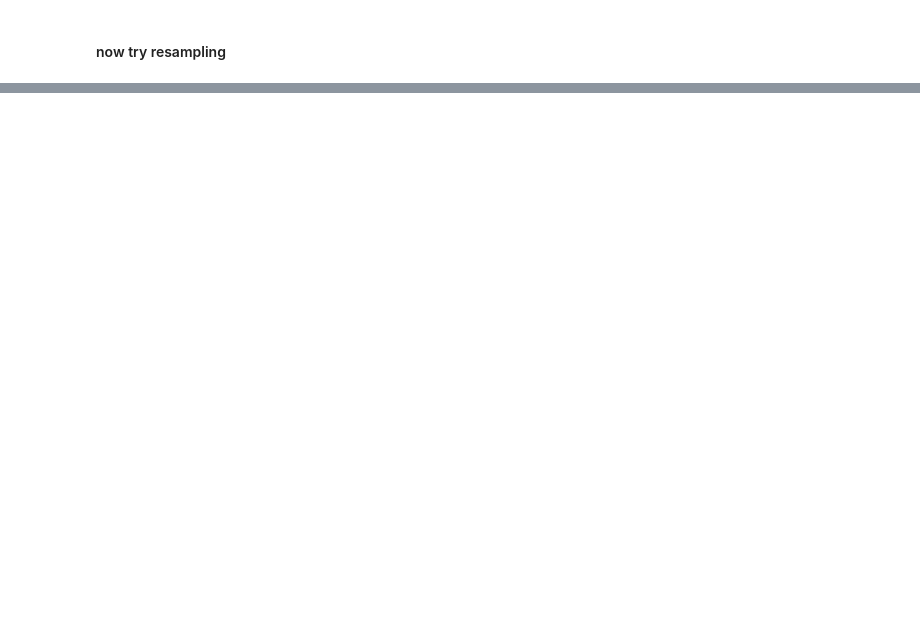
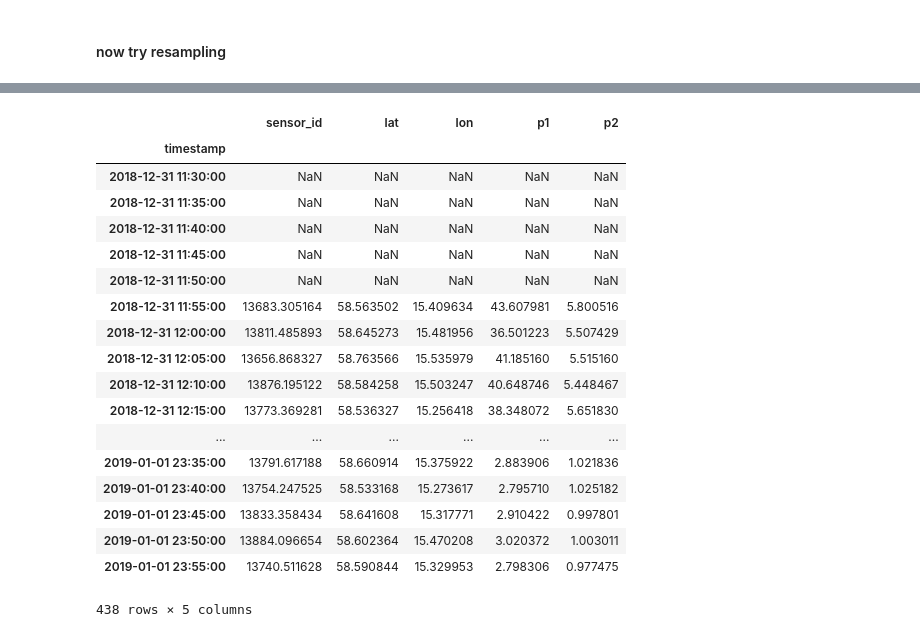
Before and after one commit to miskaknapek/dustmin_to_csv__various_code, a Jupyter notebook: luftdaten_dust_min_to_tabular_data__SCRATCHPAD_02-Copy1.ipynb, the cells around one changed output, grey strips where cells are left out. Saved outputs shown, nothing was run; the diff lists cells and outputs as text; code cells hidden in the pictures; blank space fills up the shorter version.

```diff
--- a/luftdaten_dust_min_to_tabular_data__SCRATCHPAD_02-Copy1.ipynb
+++ b/luftdaten_dust_min_to_tabular_data__SCRATCHPAD_02-Copy1.ipynb
@@ -574,0 +645,22 @@ in_data__resampled[:50]
+# %%
+in_data__resampled
+# %% [output]
+|  | sensor_id | lat | lon | p1 | p2 |
+| timestamp |  |  |  |  |  |
+| 2018-12-31 11:30:00 | NaN | NaN | NaN | NaN | NaN |
+| 2018-12-31 11:35:00 | NaN | NaN | NaN | NaN | NaN |
+| 2018-12-31 11:40:00 | NaN | NaN | NaN | NaN | NaN |
+| 2018-12-31 11:45:00 | NaN | NaN | NaN | NaN | NaN |
+| 2018-12-31 11:50:00 | NaN | NaN | NaN | NaN | NaN |
+| 2018-12-31 11:55:00 | 13683.305164 | 58.563502 | 15.409634 | 43.607981 | 5.800516 |
+| 2018-12-31 12:00:00 | 13811.485893 | 58.645273 | 15.481956 | 36.501223 | 5.507429 |
+| 2018-12-31 12:05:00 | 13656.868327 | 58.763566 | 15.535979 | 41.185160 | 5.515160 |
+| 2018-12-31 12:10:00 | 13876.195122 | 58.584258 | 15.503247 | 40.648746 | 5.448467 |
+| 2018-12-31 12:15:00 | 13773.369281 | 58.536327 | 15.256418 | 38.348072 | 5.651830 |
+| ... | ... | ... | ... | ... | ... |
+| 2019-01-01 23:35:00 | 13791.617188 | 58.660914 | 15.375922 | 2.883906 | 1.021836 |
+| 2019-01-01 23:40:00 | 13754.247525 | 58.533168 | 15.273617 | 2.795710 | 1.025182 |
+| 2019-01-01 23:45:00 | 13833.358434 | 58.641608 | 15.317771 | 2.910422 | 0.997801 |
+| 2019-01-01 23:50:00 | 13884.096654 | 58.602364 | 15.470208 | 3.020372 | 1.003011 |
+| 2019-01-01 23:55:00 | 13740.511628 | 58.590844 | 15.329953 | 2.798306 | 0.977475 |
+438 rows × 5 columns
```
Also changed, not shown: parts of 24 cells of this notebook, 2 other files.
